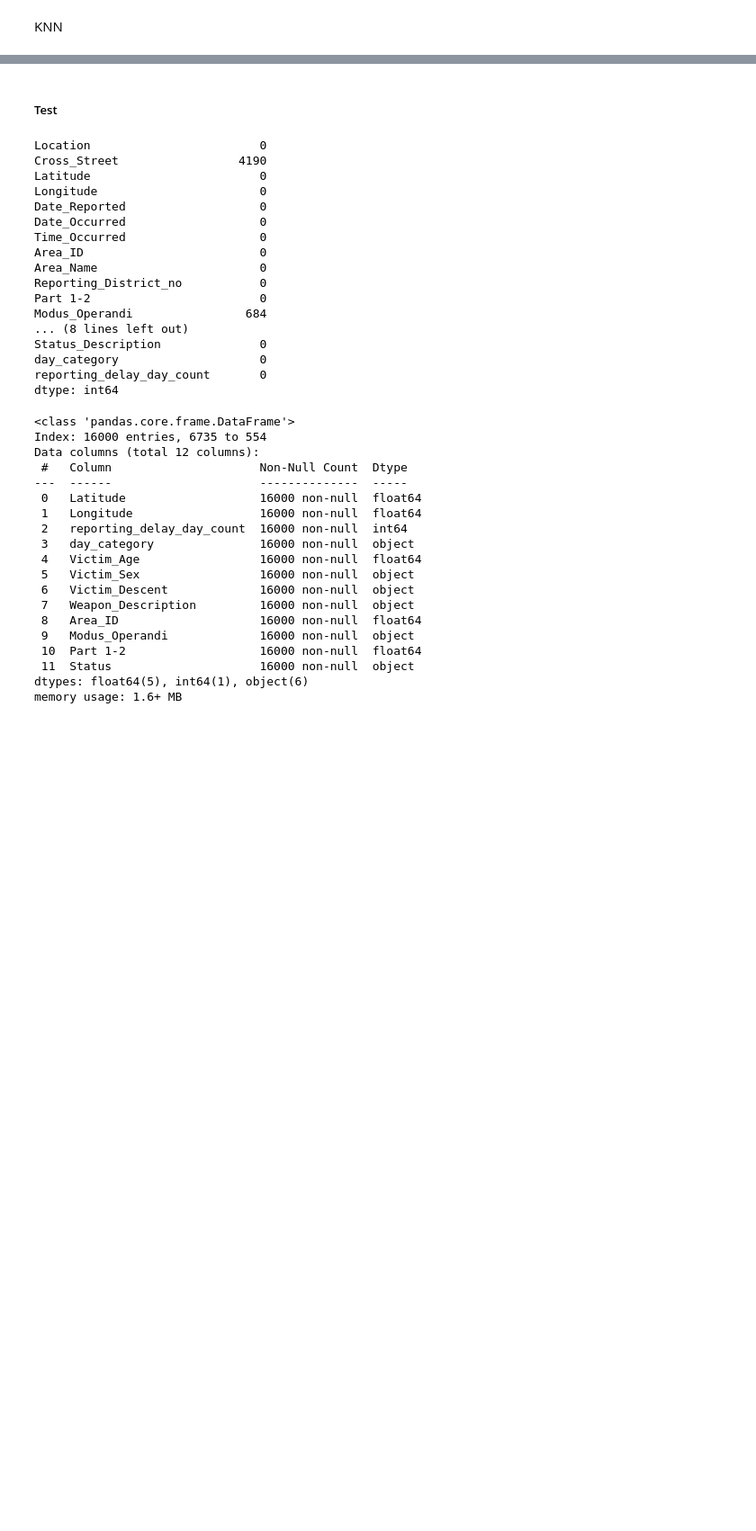
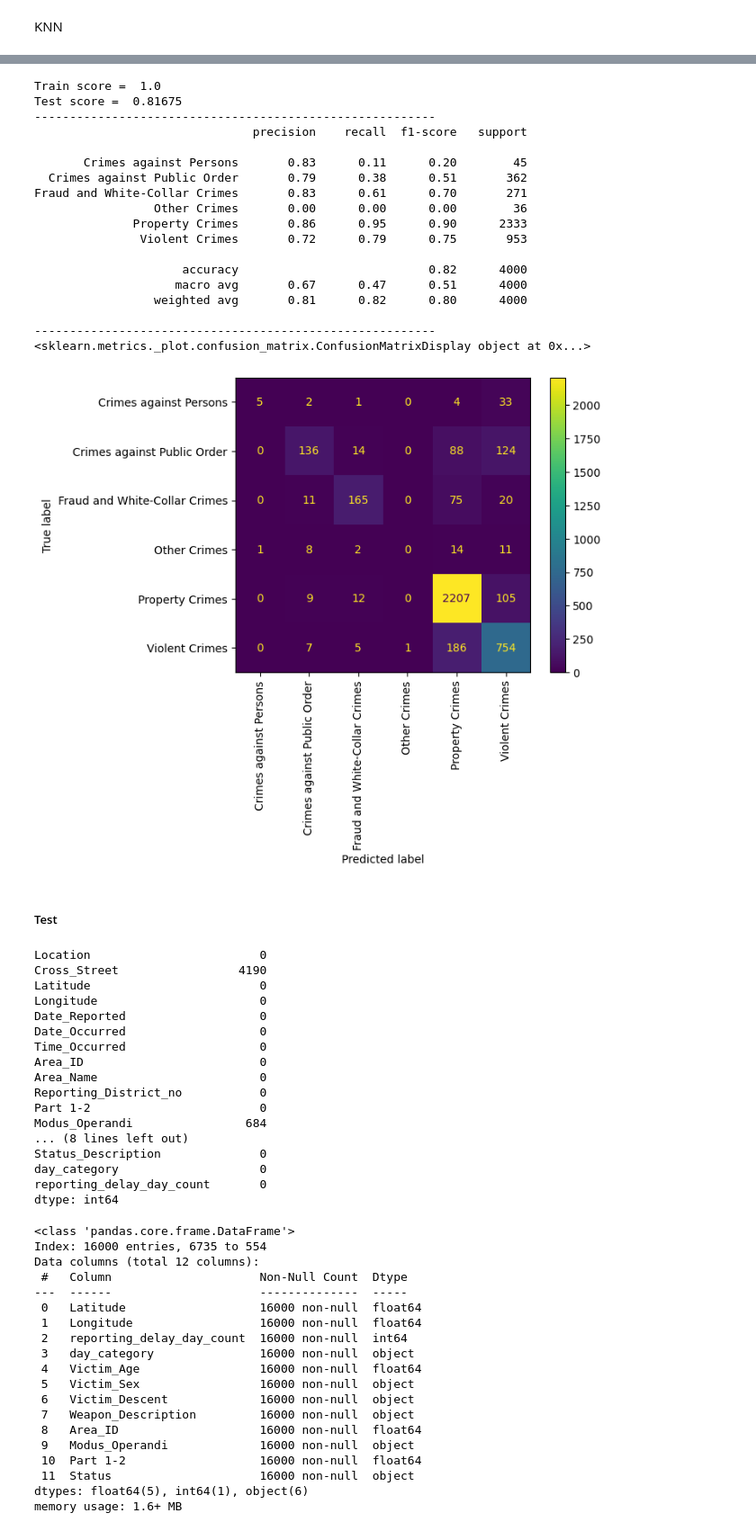
Before and after one commit to linisha04/ml-project-academic, a Jupyter notebook: 22f2000254-notebook-t22024.ipynb, the cells around one changed output, grey strips where cells are left out. Shown at 90% size. Drawn from its saved outputs; the diff is of its cells as text; code cells hidden in the pictures; blank space fills up the shorter version.

```diff
--- a/22f2000254-notebook-t22024.ipynb
+++ b/22f2000254-notebook-t22024.ipynb
@@ -483,3 +562,44 @@ kn_classifier.score(xtest,ytest)
+# %%
+   #n= 16
+kn_classifier_tuned=Pipeline(steps=[('ct' , ct ),( 'knn' ,KNeighborsClassifier(n_neighbors=19 , p=1,leaf_size=19 ,weights='distance'))])
+
+
+kn_classifier_tuned.fit(xtrain , ytrain)
+
+
+ypred_kn_classifier_tuned=kn_classifier_tuned.predict(xtest)
+
+
+
+print("Train score = ",kn_classifier_tuned.score(xtrain,ytrain))
+print("Test score = ",kn_classifier_tuned.score(xtest,ytest))
+
+print('---------------------------------------------------------')
+print(classification_report(ytest,ypred_kn_classifier_tuned))
+
+print('---------------------------------------------------------')
+
+print(ConfusionMatrixDisplay.from_estimator(kn_classifier_tuned , xtest , ytest ,xticks_rotation='vertical'))
+# %% [output]
+Train score =  1.0
+Test score =  0.81675
+---------------------------------------------------------
+                               precision    recall  f1-score   support
+
+       Crimes against Persons       0.83      0.11      0.20        45
+  Crimes against Public Order       0.79      0.38      0.51       362
+Fraud and White-Collar Crimes       0.83      0.61      0.70       271
+                 Other Crimes       0.00      0.00      0.00        36
+              Property Crimes       0.86      0.95      0.90      2333
+               Violent Crimes       0.72      0.79      0.75       953
+
+                     accuracy                           0.82      4000
+                    macro avg       0.67      0.47      0.51      4000
+                 weighted avg       0.81      0.82      0.80      4000
+
+---------------------------------------------------------
+<sklearn.metrics._plot.confusion_matrix.ConfusionMatrixDisplay object at 0x...>
+[figure, added]
 # %% [markdown]
 ##### Test
 # %%
```
Also changed, not shown: parts of 9 cells of this notebook.
